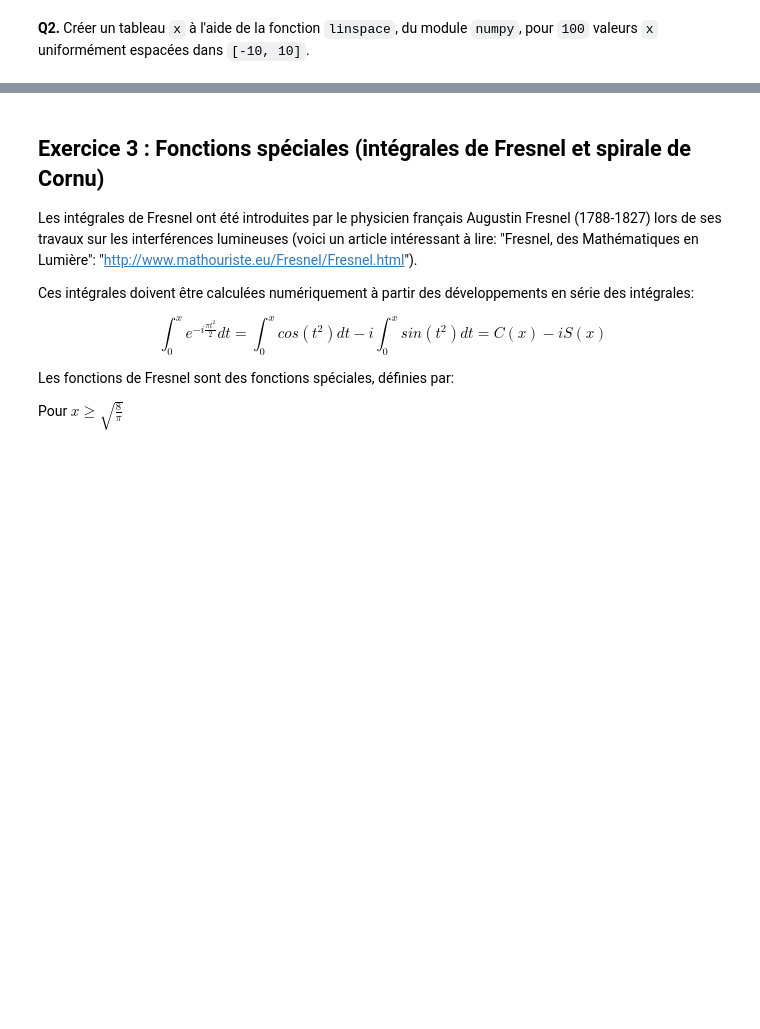
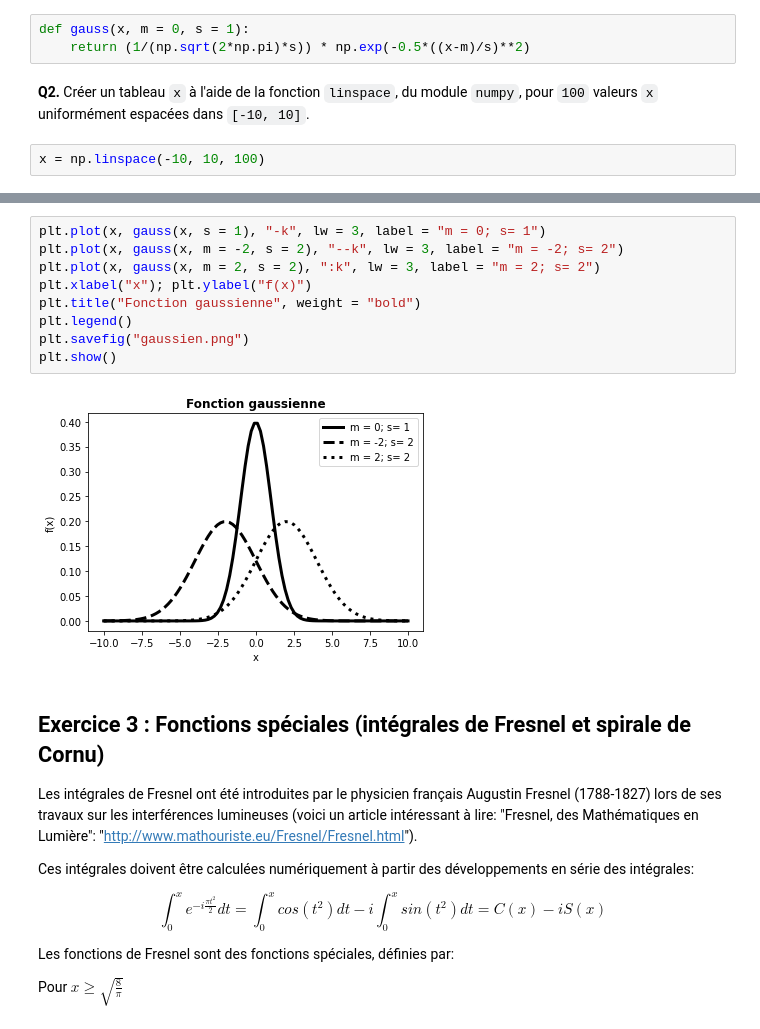
Before and after one commit to CodeTunisia/PysNum2022, a Jupyter notebook: jour1/Exercices.ipynb, the cells around one changed output, grey strips where cells are left out. Cells and saved outputs as stored; diff of their text form; blank space fills up the shorter version.

```diff
--- a/jour1/Exercices.ipynb
+++ b/jour1/Exercices.ipynb
@@ -94,12 +94,28 @@ f(x) =
 \exp{\left[-\frac{1}{2}\left({x-m\over s}\right)^2\right]}
 \label{_auto1}
 $$
+# %%
+def gauss(x, m = 0, s = 1):
+    return (1/(np.sqrt(2*np.pi)*s)) * np.exp(-0.5*((x-m)/s)**2)
 # %% [markdown]
 **Q2.** Créer un tableau `x` à l'aide de la fonction `linspace`, du module `numpy`, pour `100` valeurs `x` uniformément espacées dans `[-10, 10]`.
+# %%
+x = np.linspace(-10, 10, 100)
 # %% [markdown]
 **Q3.** Écrire les instructions pour tracer le graphique ci-dessous à l’aide de la bibliothèque `matplotlib`.
 
 ![](https://github.com/CodeTunisia/PysNum2022/blob/main/jour1/imgs/gaussian.png?raw=1)
+# %%
+plt.plot(x, gauss(x, s = 1), "-k", lw = 3, label = "m = 0; s= 1")
+plt.plot(x, gauss(x, m = -2, s = 2), "--k", lw = 3, label = "m = -2; s= 2")
+plt.plot(x, gauss(x, m = 2, s = 2), ":k", lw = 3, label = "m = 2; s= 2")
+plt.xlabel("x"); plt.ylabel("f(x)")
+plt.title("Fonction gaussienne", weight = "bold")
+plt.legend()
+plt.savefig("gaussien.png")
+plt.show()
+# %% [output]
+[figure, added]
 # %% [markdown]
 ## Exercice 3 : Fonctions spéciales (intégrales de Fresnel et spirale de Cornu)
 Les intégrales de Fresnel ont été introduites par le physicien français Augustin Fresnel (1788-1827) lors de ses travaux sur les interférences lumineuses (voici un article intéressant à lire: "Fresnel, des Mathématiques en Lumière": "http://www.mathouriste.eu/Fresnel/Fresnel.html").
```
Also changed, not shown: parts of 7 cells of this notebook.
